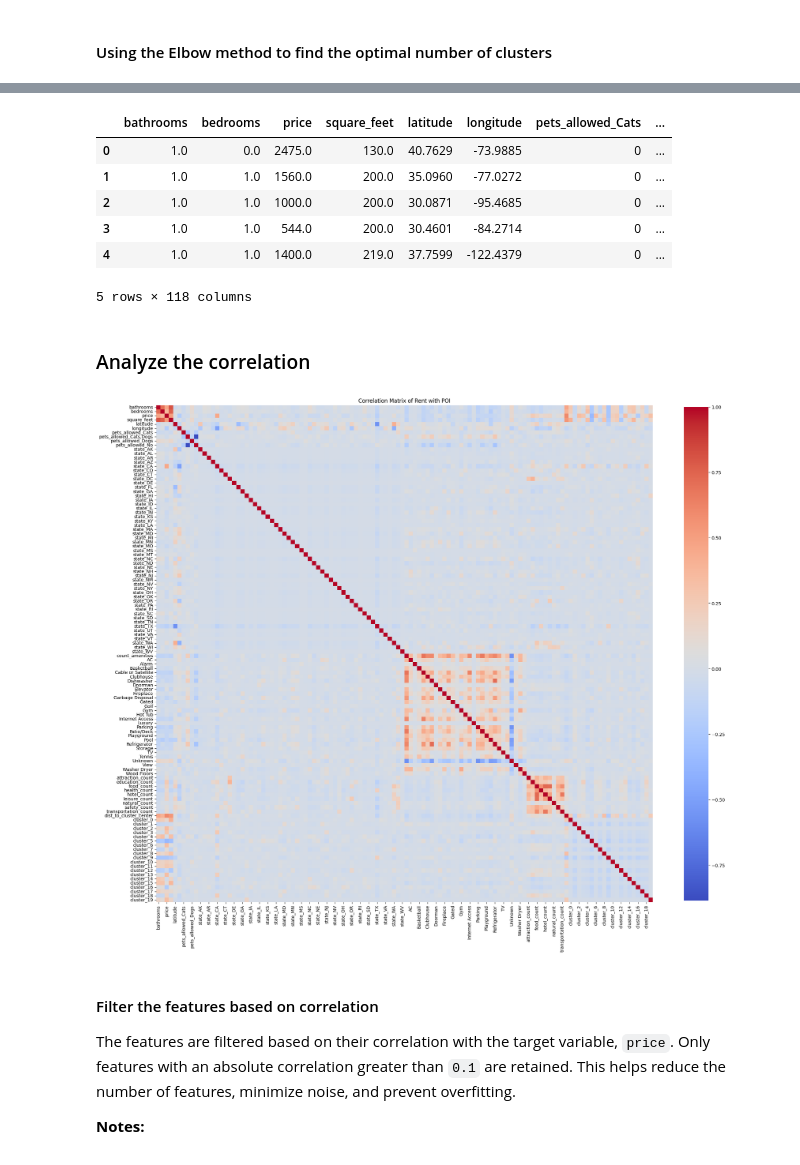
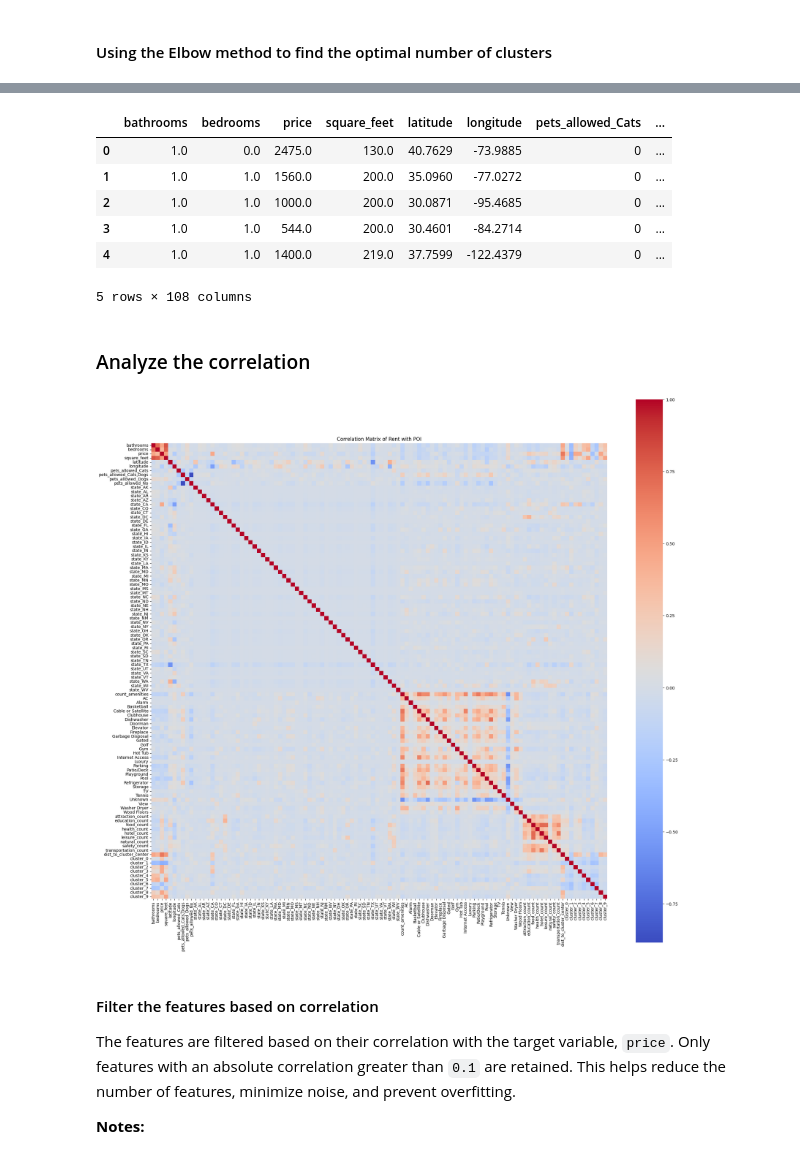
Before and after one commit to JoseEdSouza/machine-learning-works, a Jupyter notebook: rent/final.ipynb, the cells around one changed output, grey strips where cells are left out. Cells and saved outputs as stored; diff of their text form; code cells hidden in the pictures.

Commit message:
feat: improve cluster

```diff
--- a/rent/final.ipynb
+++ b/rent/final.ipynb
@@ -777,5 +777,5 @@ plot_cluster_metrics(clusters_range, wcss, silhouette_scores)
 # %%
-N_CLUSTERS = 20
+N_CLUSTERS = 10
 # %%
 def apply_kmeans_clustering(
     X: pd.DataFrame, n_clusters: int, cluster_cols: list[str]
@@ -838,7 +838,7 @@ rent_with_poi.head()
 | 2 | 1.0 | 1.0 | 1000.0 | 200.0 | 30.0871 | -95.4685 | 0 | ... |
 | 3 | 1.0 | 1.0 | 544.0 | 200.0 | 30.4601 | -84.2714 | 0 | ... |
 | 4 | 1.0 | 1.0 | 1400.0 | 219.0 | 37.7599 | -122.4379 | 0 | ... |
-5 rows × 118 columns
+5 rows × 108 columns
 # %% [markdown]
 ### Analyze the correlation
 # %%
@@ -846,35 +846,35 @@ def plot_correlation_matrix(
     df: pd.DataFrame,
     title: str = "Correlation Matrix",
     figsize: tuple[int, int] = (12, 10),
 ) -> None:
     """
     Plot the correlation matrix of the dataframe.
     The function takes the following parameters:
     - df: the dataframe to plot
     - title: the title of the plot
     - figsize: the size of the figure
     """
     plt.figure(figsize=figsize)
     sns.heatmap(
         df.corr(),
         cmap="coolwarm",
         annot=False,
         fmt=".2f",
         square=True,
         cbar_kws={"shrink": 0.8},
     )
     plt.title(title)
     plt.show()
 
 
 # Compute the correlation matrix
 plot_correlation_matrix(
     rent_with_poi,
     title="Correlation Matrix of Rent with POI",
-    figsize=(25, 25),
+    figsize=(25, 30),
 )
 # %% [output]
-[figure, old version]
+[figure, new version]
 # %% [markdown]
 #### Filter the features based on correlation
 
```
Also changed, not shown: parts of 19 cells of this notebook.
